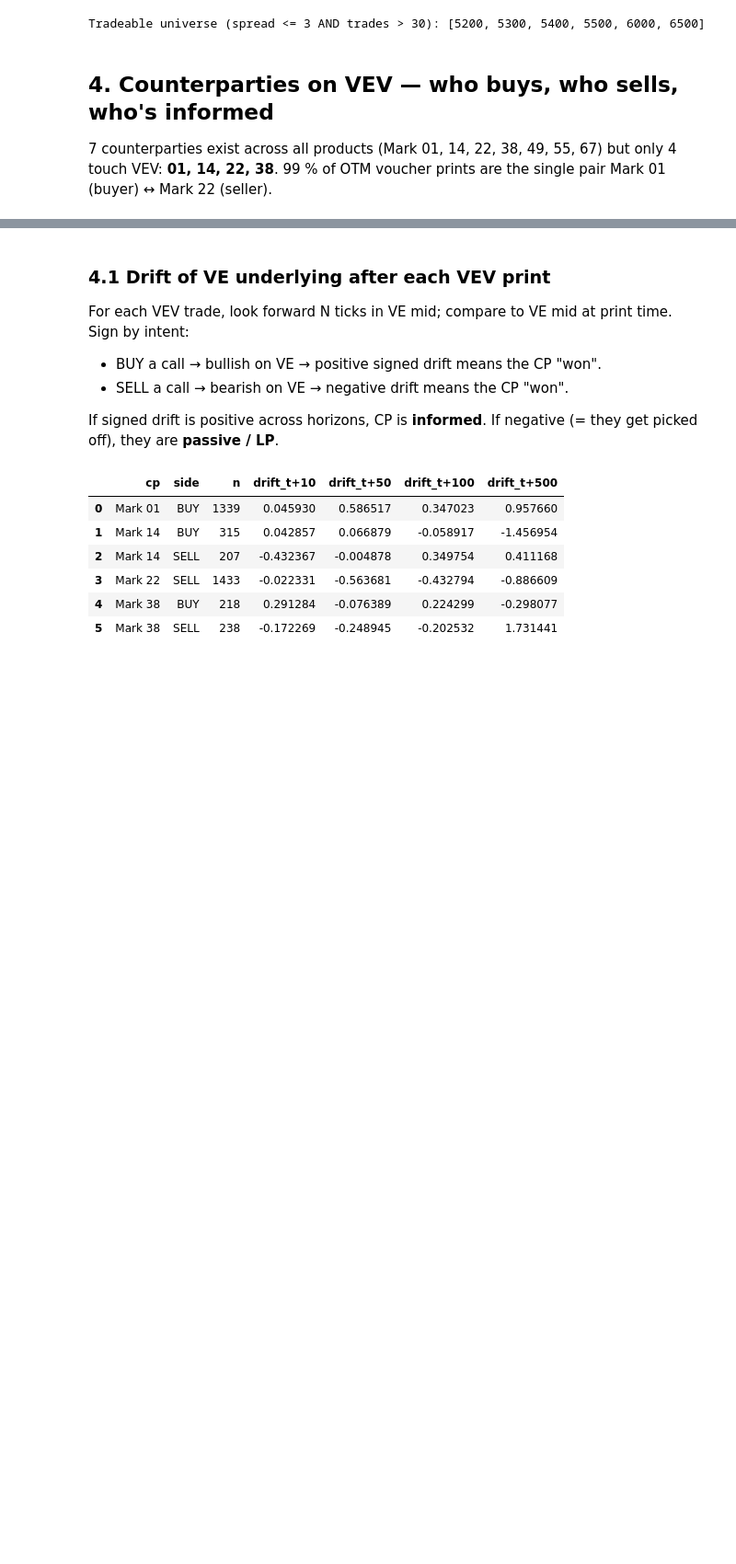
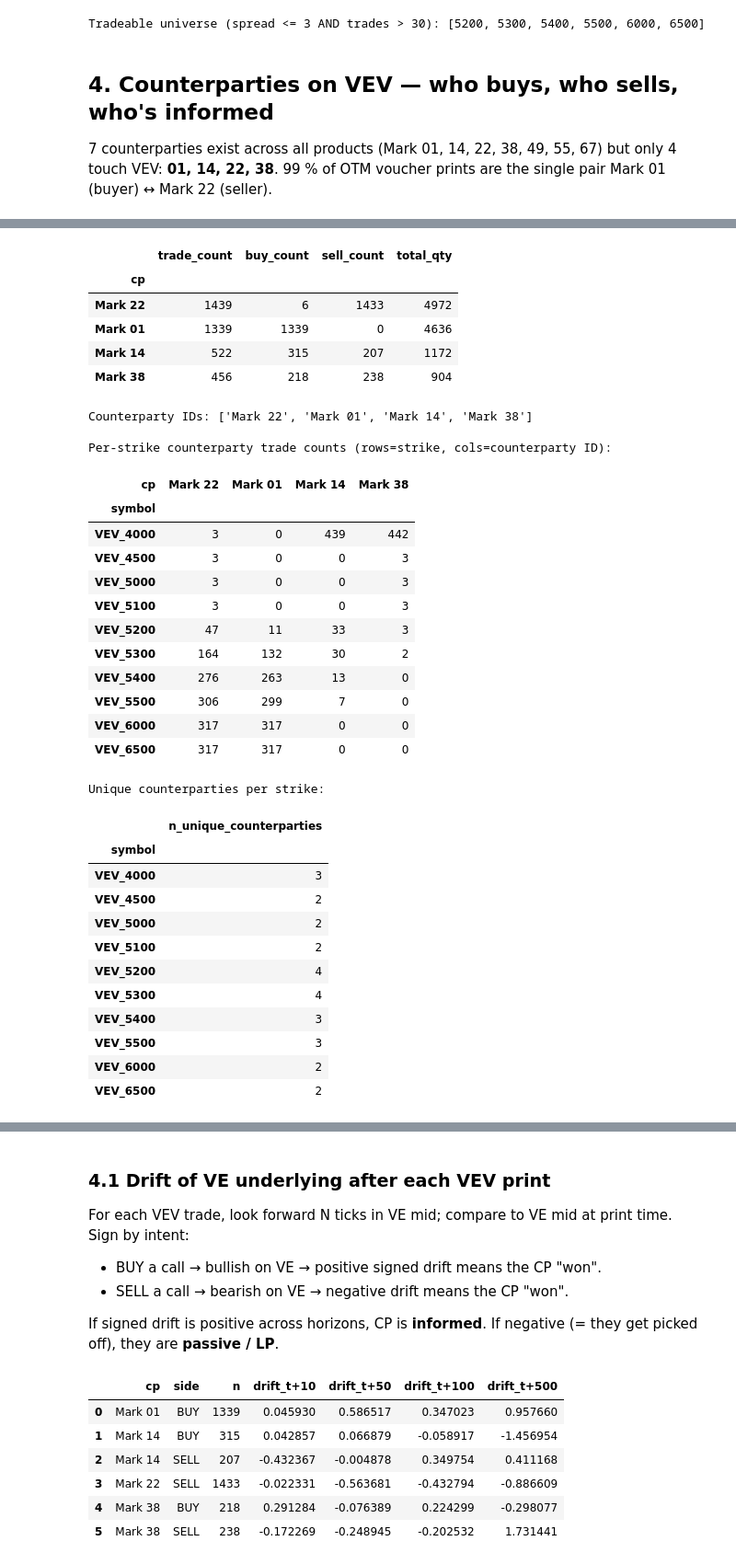
Before and after one commit to fogatogl/imc_trading, a Jupyter notebook: round4/research_options.ipynb, the cells around one changed output, grey strips where cells are left out. Shown at 92% size. Drawn from its saved outputs; the diff is of its cells as text; code cells hidden in the pictures; blank space fills up the shorter version.

Commit message:
options research + hydrogel base principled strategies

```diff
--- a/round4/research_options.ipynb
+++ b/round4/research_options.ipynb
@@ -168,3 +168,47 @@ Tradeable universe (spread <= 3 AND trades > 30): [5200, 5300, 5400, 5500, 6000,
 ## 4. Counterparties on VEV — who buys, who sells, who's informed
 
 7 counterparties exist across all products (Mark 01, 14, 22, 38, 49, 55, 67) but only 4 touch VEV: **01, 14, 22, 38**. 99 % of OTM voucher prints are the single pair Mark 01 (buyer) ↔ Mark 22 (seller).
+# %%
+# Counterparties active on VEV options (clean summary)
+vev_trades = T[T['symbol'].str.startswith('VEV_')].copy()
+
+# Build one long counterparties table from buyer/seller sides
+cp_long = pd.concat([
+    vev_trades[['symbol', 'buyer', 'quantity']].rename(columns={'buyer': 'cp'}).assign(side='BUY'),
+    vev_trades[['symbol', 'seller', 'quantity']].rename(columns={'seller': 'cp'}).assign(side='SELL'),
+], ignore_index=True)
+
+# Keep explicit non-empty IDs only
+cp_long = cp_long.dropna(subset=['cp'])
+cp_long = cp_long[cp_long['cp'].astype(str).str.len() > 0]
+
+print(f"Unique VEV counterparties: {cp_long['cp'].nunique()}")
+print('\nCounterparties ordered by number of trades (prints):')
+
+cp_summary = (
+    cp_long.groupby('cp')
+    .agg(
+        trade_count=('cp', 'size'),
+        buy_count=('side', lambda s: (s == 'BUY').sum()),
+        sell_count=('side', lambda s: (s == 'SELL').sum()),
+        total_qty=('quantity', 'sum'),
+    )
+    .sort_values('trade_count', ascending=False)
+)
+display(cp_summary)
+
+print('\nCounterparty IDs:', cp_summary.index.tolist())
+
+print('\nPer-strike counterparty trade counts (rows=strike, cols=counterparty ID):')
+strike_cp_counts = (
+    cp_long.groupby(['symbol', 'cp'])
+    .size()
+    .unstack(fill_value=0)
+)
+strike_cp_counts = strike_cp_counts.loc[sorted(strike_cp_counts.index, key=lambda x: int(x.split('_')[1]))]
+strike_cp_counts = strike_cp_counts[cp_summary.index]  # same order as global ranking
+display(strike_cp_counts)
+
+print('\nUnique counterparties per strike:')
+display((strike_cp_counts > 0).sum(axis=1).rename('n_unique_counterparties').to_frame())
+# %% [output]
@@ -171,3 +218,37 @@ Tradeable universe (spread <= 3 AND trades > 30): [5200, 5300, 5400, 5500, 6000,
+|  | trade_count | buy_count | sell_count | total_qty |
+| cp |  |  |  |  |
+| Mark 22 | 1439 | 6 | 1433 | 4972 |
+| Mark 01 | 1339 | 1339 | 0 | 4636 |
+| Mark 14 | 522 | 315 | 207 | 1172 |
+| Mark 38 | 456 | 218 | 238 | 904 |
+Counterparty IDs: ['Mark 22', 'Mark 01', 'Mark 14', 'Mark 38']
+
+Per-strike counterparty trade counts (rows=strike, cols=counterparty ID):
+| cp | Mark 22 | Mark 01 | Mark 14 | Mark 38 |
+| symbol |  |  |  |  |
+| VEV_4000 | 3 | 0 | 439 | 442 |
+| VEV_4500 | 3 | 0 | 0 | 3 |
+| VEV_5000 | 3 | 0 | 0 | 3 |
+| VEV_5100 | 3 | 0 | 0 | 3 |
+| VEV_5200 | 47 | 11 | 33 | 3 |
+| VEV_5300 | 164 | 132 | 30 | 2 |
+| VEV_5400 | 276 | 263 | 13 | 0 |
+| VEV_5500 | 306 | 299 | 7 | 0 |
+| VEV_6000 | 317 | 317 | 0 | 0 |
+| VEV_6500 | 317 | 317 | 0 | 0 |
+Unique counterparties per strike:
+|  | n_unique_counterparties |
+| symbol |  |
+| VEV_4000 | 3 |
+| VEV_4500 | 2 |
+| VEV_5000 | 2 |
+| VEV_5100 | 2 |
+| VEV_5200 | 4 |
+| VEV_5300 | 4 |
+| VEV_5400 | 3 |
+| VEV_5500 | 3 |
+| VEV_6000 | 2 |
+| VEV_6500 | 2 |
 # %%
 TVEV = T[T['symbol'].str.startswith('VEV_')].copy()
 
```
Also changed, not shown: parts of 2 cells of this notebook, 10 other files.
